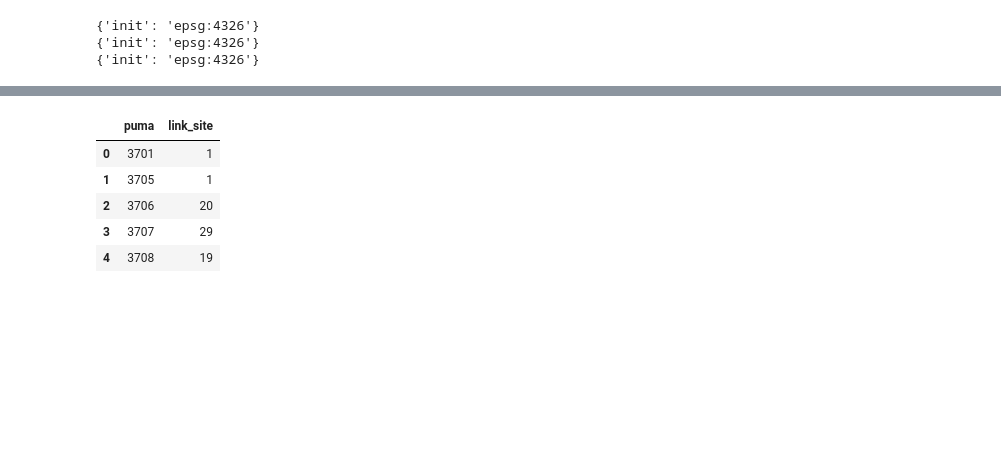
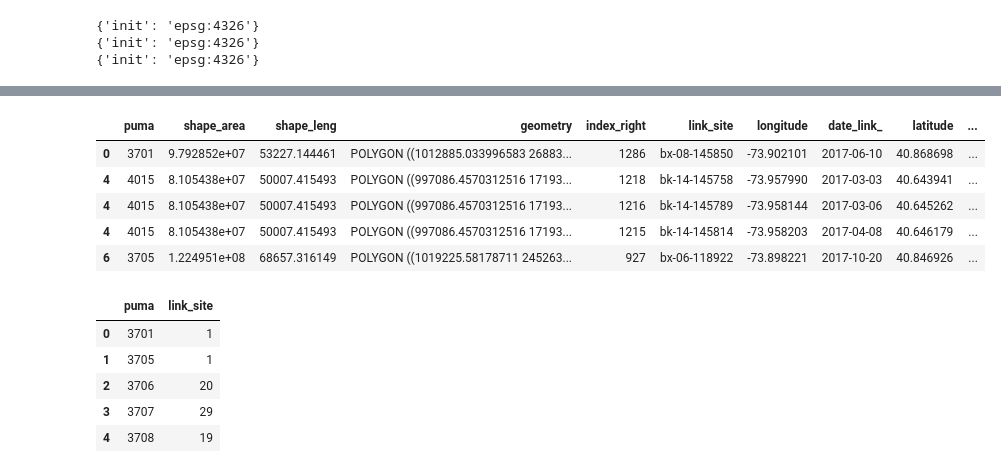
Before and after one commit to tanyani/PUI2018_tn1050, a Jupyter notebook: HW7_tn1050/geopandas_census_instructions.ipynb, the cells around one changed output, grey strips where cells are left out. Cells and saved outputs as stored; diff of their text form; code cells hidden in the pictures; blank space fills up the shorter version.

```diff
--- a/HW7_tn1050/geopandas_census_instructions.ipynb
+++ b/HW7_tn1050/geopandas_census_instructions.ipynb
@@ -519,3 +537,12 @@ print(pumaPop_shp.crs)
+# %%
+gpd.sjoin(pumashp.to_crs(epsg=2263), gdf.to_crs(epsg=2263)).head()
+# %% [output]
+|  | puma | shape_area | shape_leng | geometry | index_right | link_site | longitude | date_link_ | latitude | ... |
+| 0 | 3701 | 9.792852e+07 | 53227.144461 | POLYGON ((1012885.033996583 26883... | 1286 | bx-08-145850 | -73.902101 | 2017-06-10 | 40.868698 | ... |
+| 4 | 4015 | 8.105438e+07 | 50007.415493 | POLYGON ((997086.4570312516 17193... | 1218 | bk-14-145758 | -73.957990 | 2017-03-03 | 40.643941 | ... |
+| 4 | 4015 | 8.105438e+07 | 50007.415493 | POLYGON ((997086.4570312516 17193... | 1216 | bk-14-145789 | -73.958144 | 2017-03-06 | 40.645262 | ... |
+| 4 | 4015 | 8.105438e+07 | 50007.415493 | POLYGON ((997086.4570312516 17193... | 1215 | bk-14-145814 | -73.958203 | 2017-04-08 | 40.646179 | ... |
+| 6 | 3705 | 1.224951e+08 | 68657.316149 | POLYGON ((1019225.58178711 245263... | 927 | bx-06-118922 | -73.898221 | 2017-10-20 | 40.846926 | ... |
 # %%
 linkpp = gpd.sjoin(pumashp.to_crs(epsg=2263), gdf.to_crs(epsg=2263)).groupby('puma')['link_site'].count().reset_index()
 linkpp.head()
```
Also changed, not shown: parts of 2 cells of this notebook, 4 other files.
